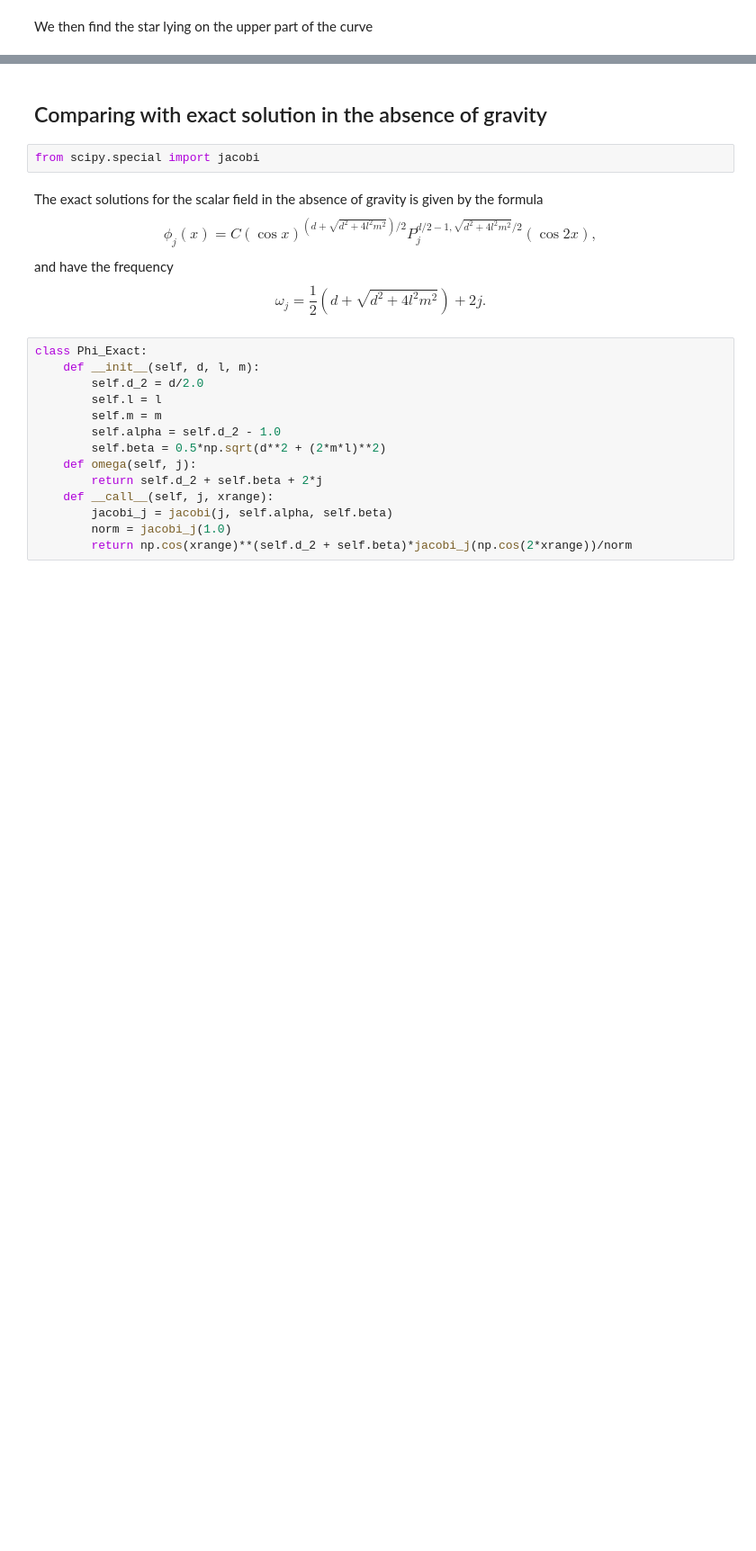
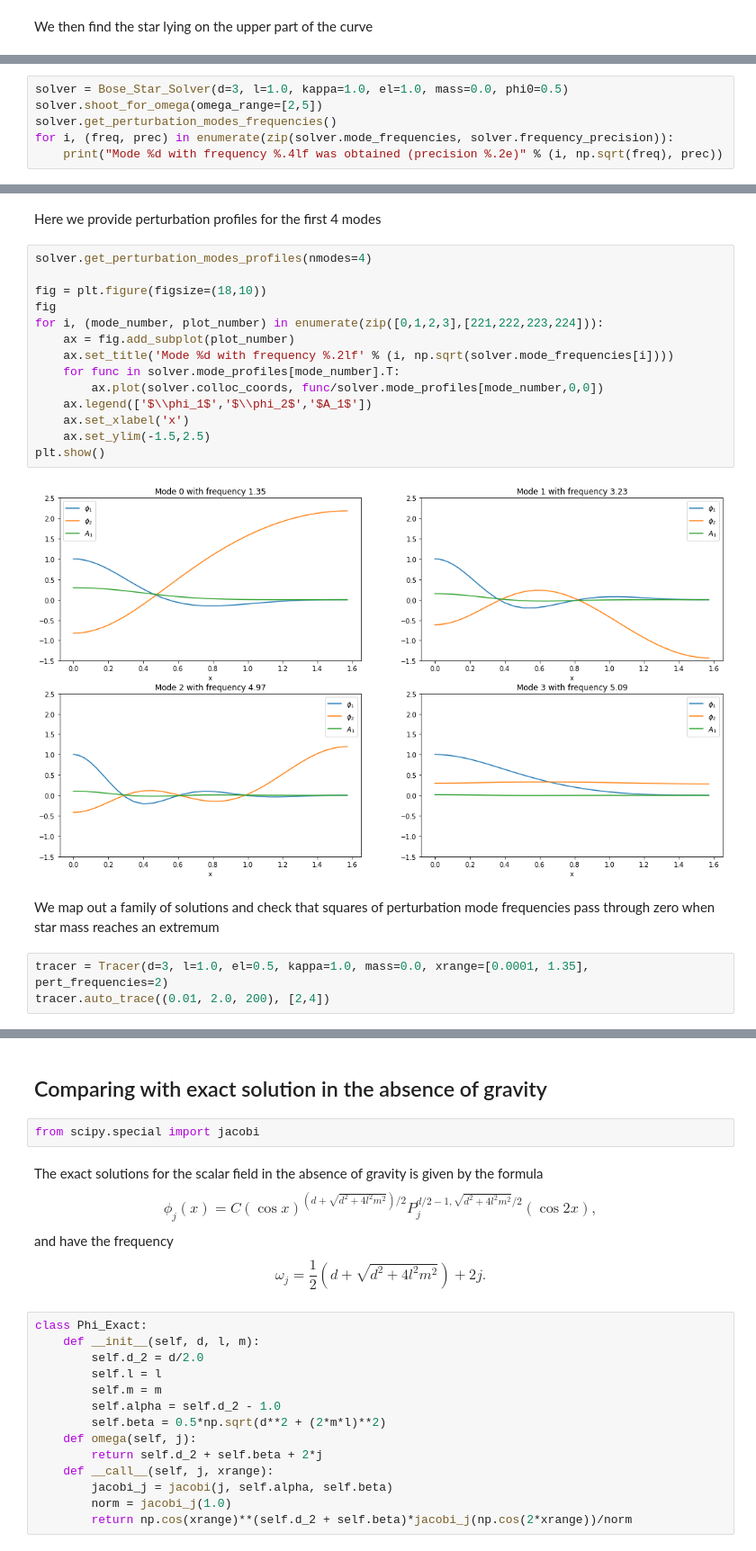
Before and after one commit to sukhovn/AdS_BS_shooting, a Jupyter notebook: BoseStar.ipynb, the cells around one changed output, grey strips where cells are left out. Shown at 90% size. Cells and saved outputs as stored; diff of their text form; blank space fills up the shorter version.

```diff
--- a/BoseStar.ipynb
+++ b/BoseStar.ipynb
@@ -718,0 +757,6 @@ Star charge is equal to 2.4554
+# %%
+solver = Bose_Star_Solver(d=3, l=1.0, kappa=1.0, el=1.0, mass=0.0, phi0=0.5)
+solver.shoot_for_omega(omega_range=[2,5])
+solver.get_perturbation_modes_frequencies()
+for i, (freq, prec) in enumerate(zip(solver.mode_frequencies, solver.frequency_precision)):
+    print("Mode %d with frequency %.4lf was obtained (precision %.2e)" % (i, np.sqrt(freq), prec))
@@ -718,0 +772,23 @@ Star charge is equal to 2.4554
+# %% [markdown]
+Here we provide perturbation profiles for the first 4 modes
+# %%
+solver.get_perturbation_modes_profiles(nmodes=4)
+
+fig = plt.figure(figsize=(18,10))
+fig
+for i, (mode_number, plot_number) in enumerate(zip([0,1,2,3],[221,222,223,224])):
+    ax = fig.add_subplot(plot_number)
+    ax.set_title('Mode %d with frequency %.2lf' % (i, np.sqrt(solver.mode_frequencies[i])))
+    for func in solver.mode_profiles[mode_number].T:
+        ax.plot(solver.colloc_coords, func/solver.mode_profiles[mode_number,0,0])
+    ax.legend(['$\\phi_1$','$\\phi_2$','$A_1$'])
+    ax.set_xlabel('x')
+    ax.set_ylim(-1.5,2.5)
+plt.show()
+# %% [output]
+[figure, added]
+# %% [markdown]
+We map out a family of solutions and check that squares of perturbation mode frequencies pass through zero when star mass reaches an extremum
+# %%
+tracer = Tracer(d=3, l=1.0, el=0.5, kappa=1.0, mass=0.0, xrange=[0.0001, 1.35], pert_frequencies=2)
+tracer.auto_trace((0.01, 2.0, 200), [2,4])
```
Also changed, not shown: parts of 21 cells of this notebook, 14 other files.
